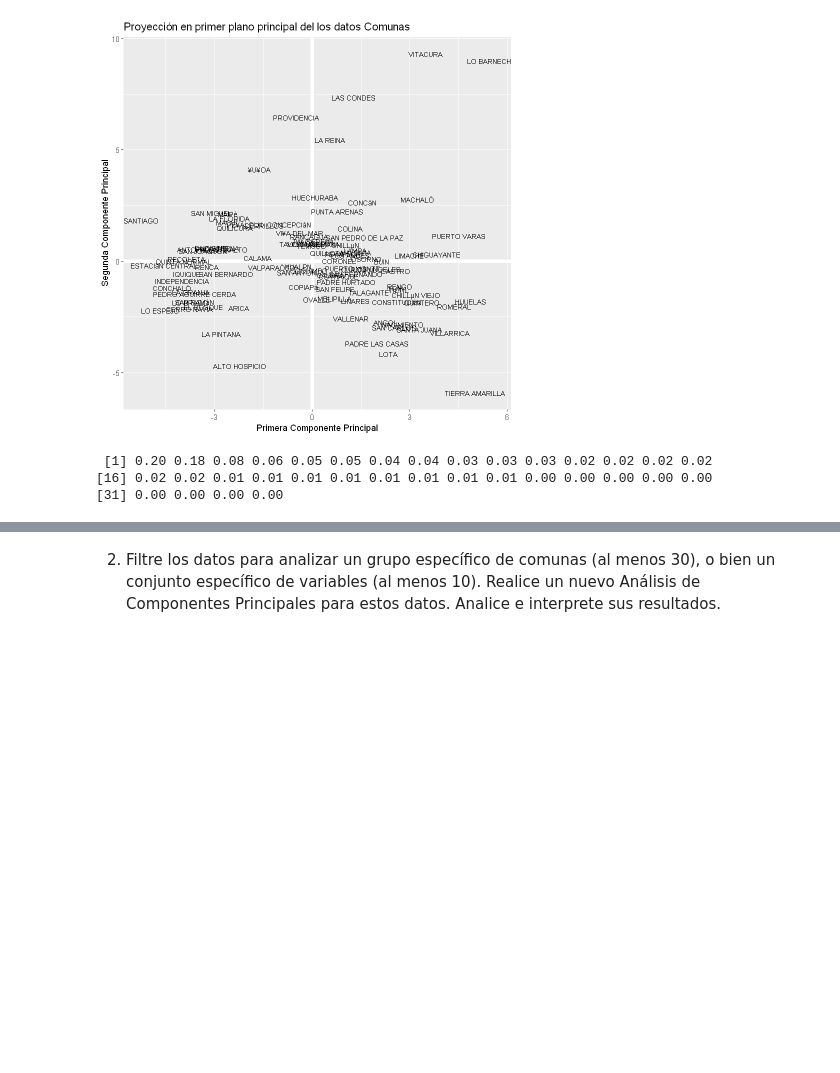
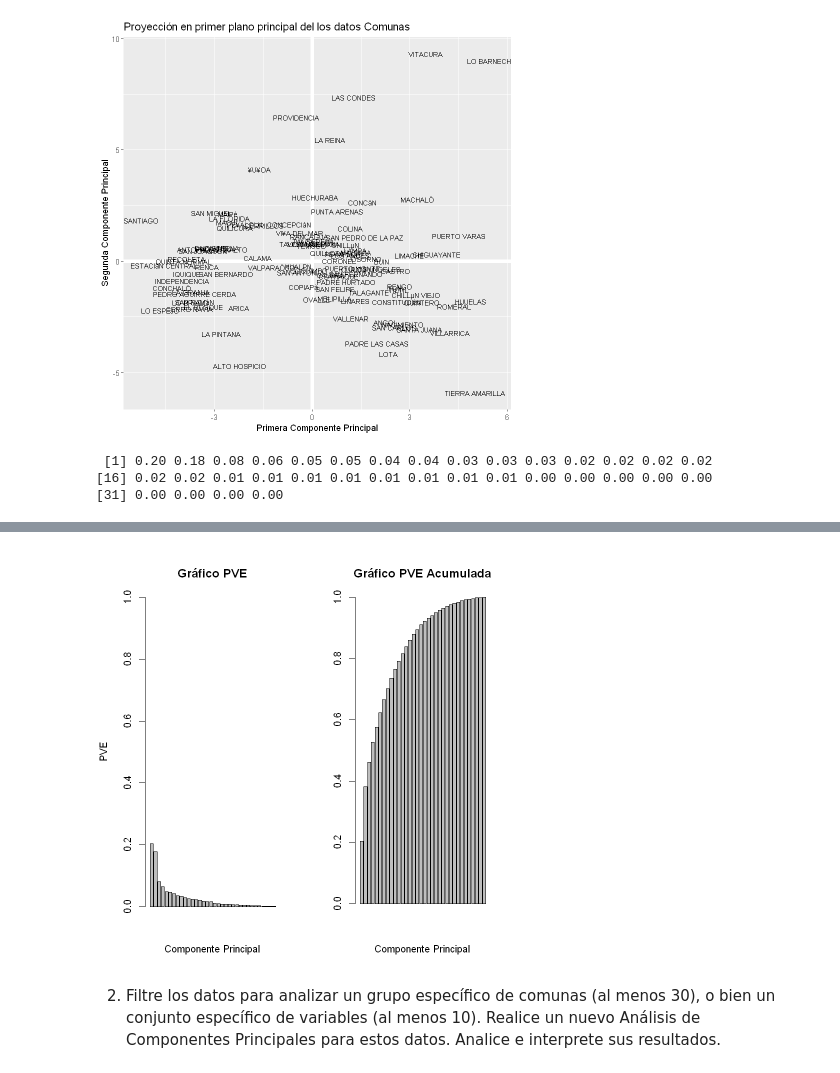
Before and after one commit to Nicol-Huaiquil/INFO257_PCA, a Jupyter notebook: PCA/PCA.ipynb, the cells around one changed output, grey strips where cells are left out. Cells and saved outputs as stored; diff of their text form; code cells hidden in the pictures; blank space fills up the shorter version.

```diff
--- a/PCA/PCA.ipynb
+++ b/PCA/PCA.ipynb
@@ -783,2 +798,9 @@ round(PVE, 2)
+# %%
+# Gráfico de la PVE
+par(mfrow=c(1,2))
+PVEplot <- barplot(PVE,xlab="Componente Principal", ylab="PVE", main= "Gráfico PVE", ylim=c(0, 1))#, names.arg=c(1:4))
+cumPVE <- barplot(cumsum(PVE),xlab="Componente Principal", ylab="", main= "Gráfico PVE Acumulada")#, names.arg=c(1:4))
+# %% [output]
+[figure, added]
 # %% [markdown]
 2. Filtre los datos para analizar un grupo específico de comunas (al menos 30), o bien un conjunto específico de variables (al menos 10). Realice un nuevo Análisis de Componentes Principales para estos datos. Analice e interprete sus resultados.
```
Also changed, not shown: parts of 7 cells of this notebook.
